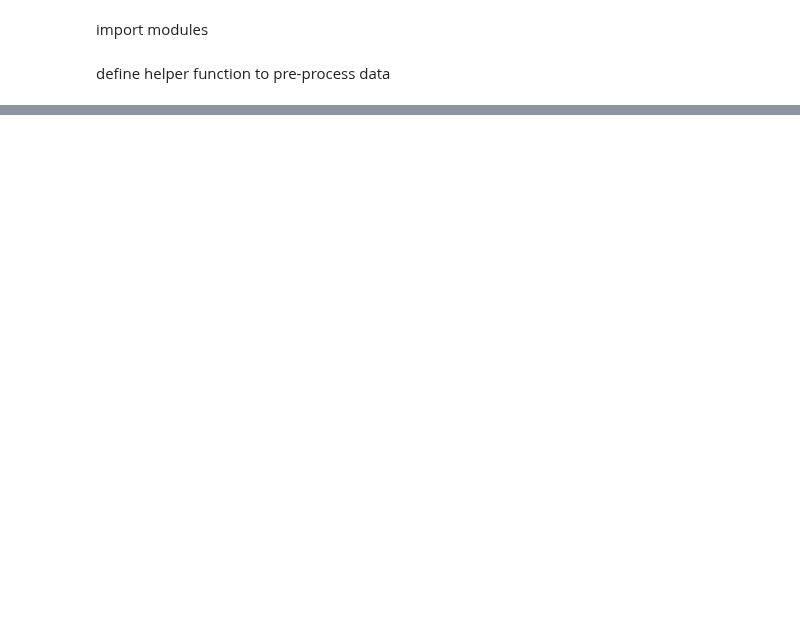
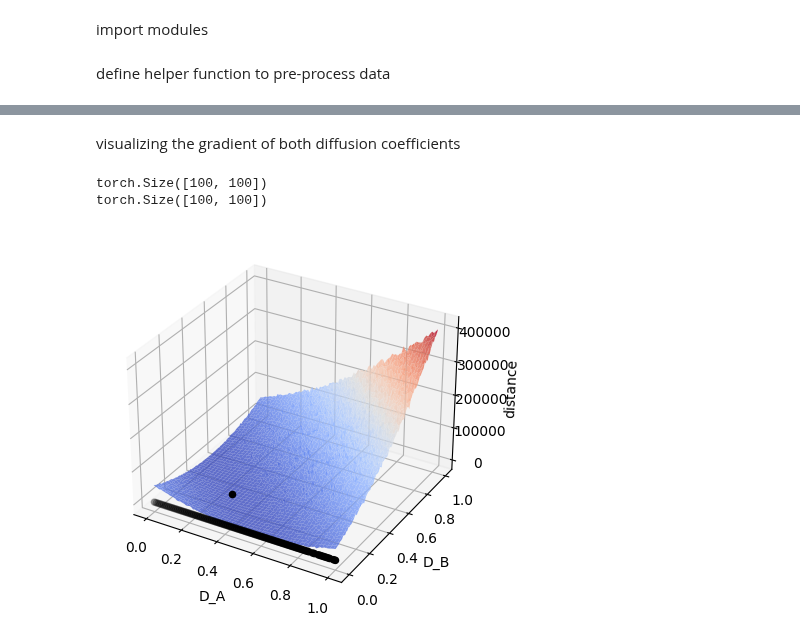
Before and after one commit to JanSchering/Thesis, a Jupyter notebook: fhn_model/Experiment_1.ipynb, the cells around one changed output, grey strips where cells are left out. Saved outputs shown, nothing was run; the diff lists cells and outputs as text; code cells hidden in the pictures; blank space fills up the shorter version.

```diff
--- a/fhn_model/Experiment_1.ipynb
+++ b/fhn_model/Experiment_1.ipynb
@@ -32,0 +129,54 @@ def chop_and_shuffle_data(sequence, shuffle=True):
+# %% [markdown]
+visualizing the gradient of both diffusion coefficients
+# %%
+DA_vals = t.linspace(0.00001, 0.99999, 100)
+DA_vals = DA_vals.cuda()
+
+DB_vals = t.linspace(0.00001, 0.99999, 100)
+DB_vals = DB_vals.cuda()
+
+grid_DA, grid_DB = t.meshgrid(DA_vals, DB_vals, indexing="ij")
+
+print(grid_DA.shape)
+print(grid_DB.shape)
+
+#for i in range(grid_DA.shape[0]):
+#    for j in range(grid_DB.shape[0]):
+#        print(f"{grid_DA[i,j]} {grid_DB[i,j]}")
+# %% [output]
+torch.Size([100, 100])
+torch.Size([100, 100])
+# %%
+X = dataset[:,0]
+X = X.cuda()
+Y_obs = dataset[:,1]
+Y_obs = Y_obs.cuda()
+grads_DA = []
+grads_DB = []
+distances = []
+for i in range(grid_DA.shape[0]):
+    for j in tqdm(range(grid_DB.shape[0])):
+        DA = grid_DA[i,j]
+        DA.requires_grad_()
+        DB = grid_DB[i,j]
+        DB.requires_grad_()
+        Y_sim = diffuse_STE(X, N, DA, DB)
+        dist_val = dist(X, Y_sim, Y_obs)
+        grad_DA, grad_DB = t.autograd.grad(dist_val, (DA, DB))
+        grads_DA.append(grad_DA.detach().clone().cpu().numpy())
+        grads_DB.append(grad_DB.detach().clone().cpu().numpy())
+        distances.append(dist_val.detach().clone().cpu().numpy())
+# %%
+from matplotlib import cm
+fig, ax = plt.subplots(subplot_kw={"projection": "3d", "computed_zorder": False})
+ax.plot_surface(grid_DA.cpu(), grid_DB.cpu(), np.array(distances).reshape(100,100), cmap=cm.coolwarm, alpha=0.8)
+ax.set(xlabel="D_A", ylabel="D_B", zlabel="distance")
+
+x, y = np.where(np.array(distances).reshape(100,100) == np.amin(distances))
+ax.scatter(grid_DA[x[0], y[0]].cpu(), grid_DB[x[0], y[0]].cpu(), np.amin(distances), color="black")
+
+x, y = np.where(np.array(grads_DB).reshape(100,100) == 0)
+ax.scatter(grid_DA[x, y].cpu(), grid_DB[x, y].cpu(), 0, color="black")
+plt.draw()
+# %% [output]
+[figure, added]
```
Also changed, not shown: parts of 21 cells of this notebook, 4 other files.
